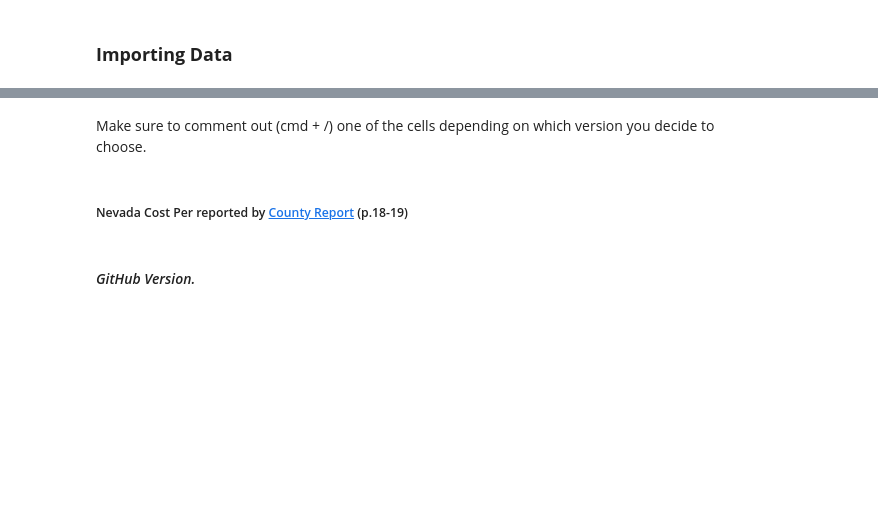
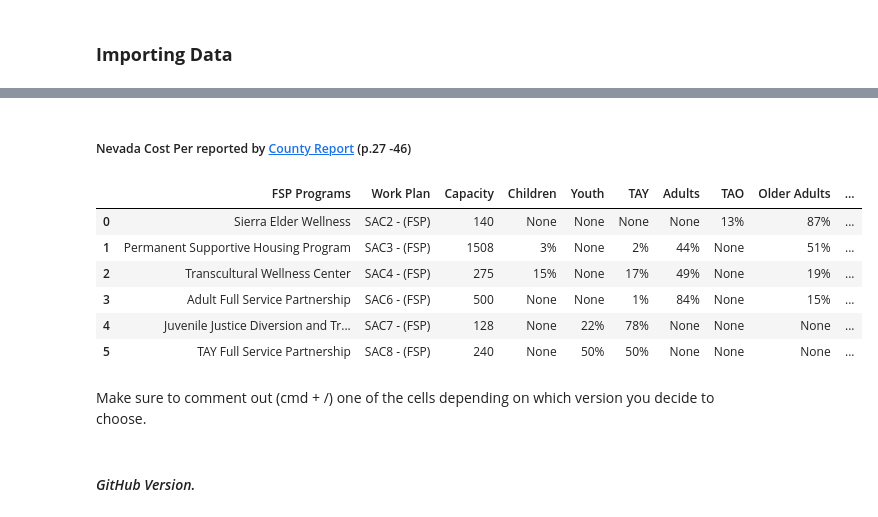
Before and after one commit to michellesuminpark/Data-Discovery, a Jupyter notebook: HBGI-UCB Research Workspace.ipynb, the cells around one changed output, grey strips where cells are left out. Saved outputs shown, nothing was run; the diff lists cells and outputs as text; code cells hidden in the pictures; blank space fills up the shorter version.

```diff
--- a/HBGI-UCB Research Workspace.ipynb
+++ b/HBGI-UCB Research Workspace.ipynb
@@ -55,4 +75,23 @@ import plotly.express as px
+# %% [markdown]
+##### Nevada Cost Per reported by [County Report](https://dhs.saccounty.gov/BHS/Documents/Reports--Workplans/MHSA-Reports-and-Workplans/RT-2021-22--2022-23--2023-24-MHSA-Three-Year-Plan.pdf) (p.27 -46)
+# %%
+sac_cost_per = pd.DataFrame(np.array([["Sierra Elder Wellness", "SAC2 - (FSP)", 140, None, None, None, None, "13%","87%", "$16,417", "$2,298,327"]
+,["Permanent Supportive Housing Program", "SAC3 - (FSP)", 1508, "3%", None, "2%", "44%",None, "51%","$14,947", "$24,916,540"]
+,["Transcultural Wellness Center", "SAC4 - (FSP)", 275, "15%", None, "17%", "49%", None, "19%","$9,648", "$2,653,266"]
+,["Adult Full Service Partnership", "SAC6 - (FSP)", 500, None, None, "1%", "84%", None, "15%","$18,856", "$9,427,929"]
+,["Juvenile Justice Diversion and Treatment Program", "SAC7 - (FSP)", 128, None, "22%", "78%", None, None,None,"$29,452", "$3,769,899" ]
+,["TAY Full Service Partnership", "SAC8 - (FSP)", 240, None, "50%", "50%",None, None, None,"$17,000", "$4,080,000"]])
+,columns = ["FSP Programs", "Work Plan", "Capacity"
+, "Children","Youth", "TAY", "Adults", "TAO","Older Adults", "Average Cost/Client", "Budget Amount"])
+sac_cost_per
+# sac_cost_per.to_csv(path+ "sac_cost_per.csv", sep=',', index=False, encoding='utf-8') # Run this ONCE so there is no same csv files
+# %% [output]
+|  | FSP Programs | Work Plan | Capacity | Children | Youth | TAY | Adults | TAO | Older Adults | ... |
+| 0 | Sierra Elder Wellness | SAC2 - (FSP) | 140 | None | None | None | None | 13% | 87% | ... |
+| 1 | Permanent Supportive Housing Program | SAC3 - (FSP) | 1508 | 3% | None | 2% | 44% | None | 51% | ... |
+| 2 | Transcultural Wellness Center | SAC4 - (FSP) | 275 | 15% | None | 17% | 49% | None | 19% | ... |
+| 3 | Adult Full Service Partnership | SAC6 - (FSP) | 500 | None | None | 1% | 84% | None | 15% | ... |
+| 4 | Juvenile Justice Diversion and Tr... | SAC7 - (FSP) | 128 | None | 22% | 78% | None | None | None | ... |
+| 5 | TAY Full Service Partnership | SAC8 - (FSP) | 240 | None | 50% | 50% | None | None | None | ... |
 # %% [markdown]
 Make sure to comment out (cmd + /) one of the cells depending on which version you decide to choose.
-# %% [markdown]
-##### Nevada Cost Per reported by [County Report](https://www.nevadacountyca.gov/ArchiveCenter/ViewFile/Item/1370) (p.18-19)
```
Also changed, not shown: parts of 31 cells of this notebook, 2 other files.
